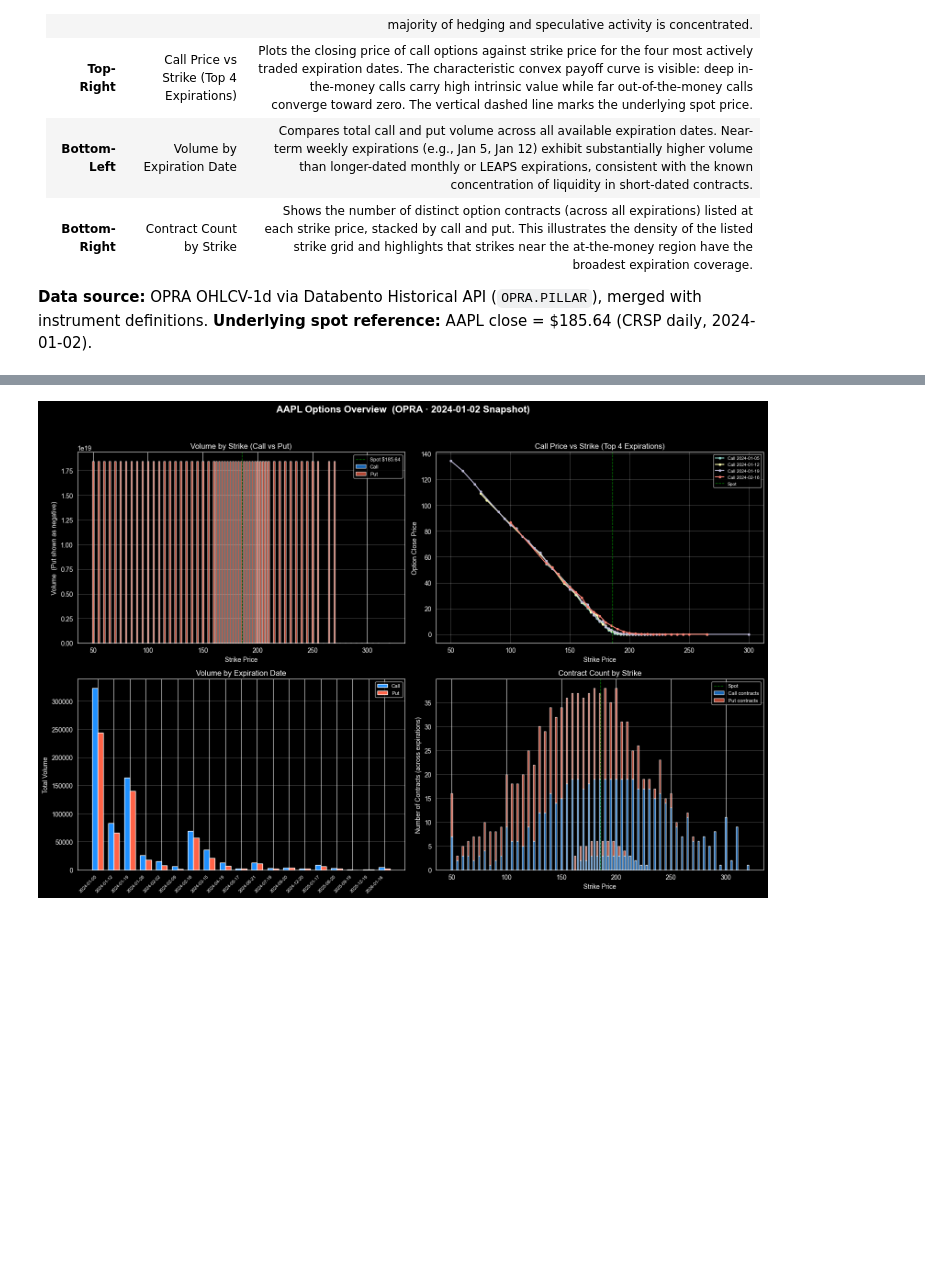
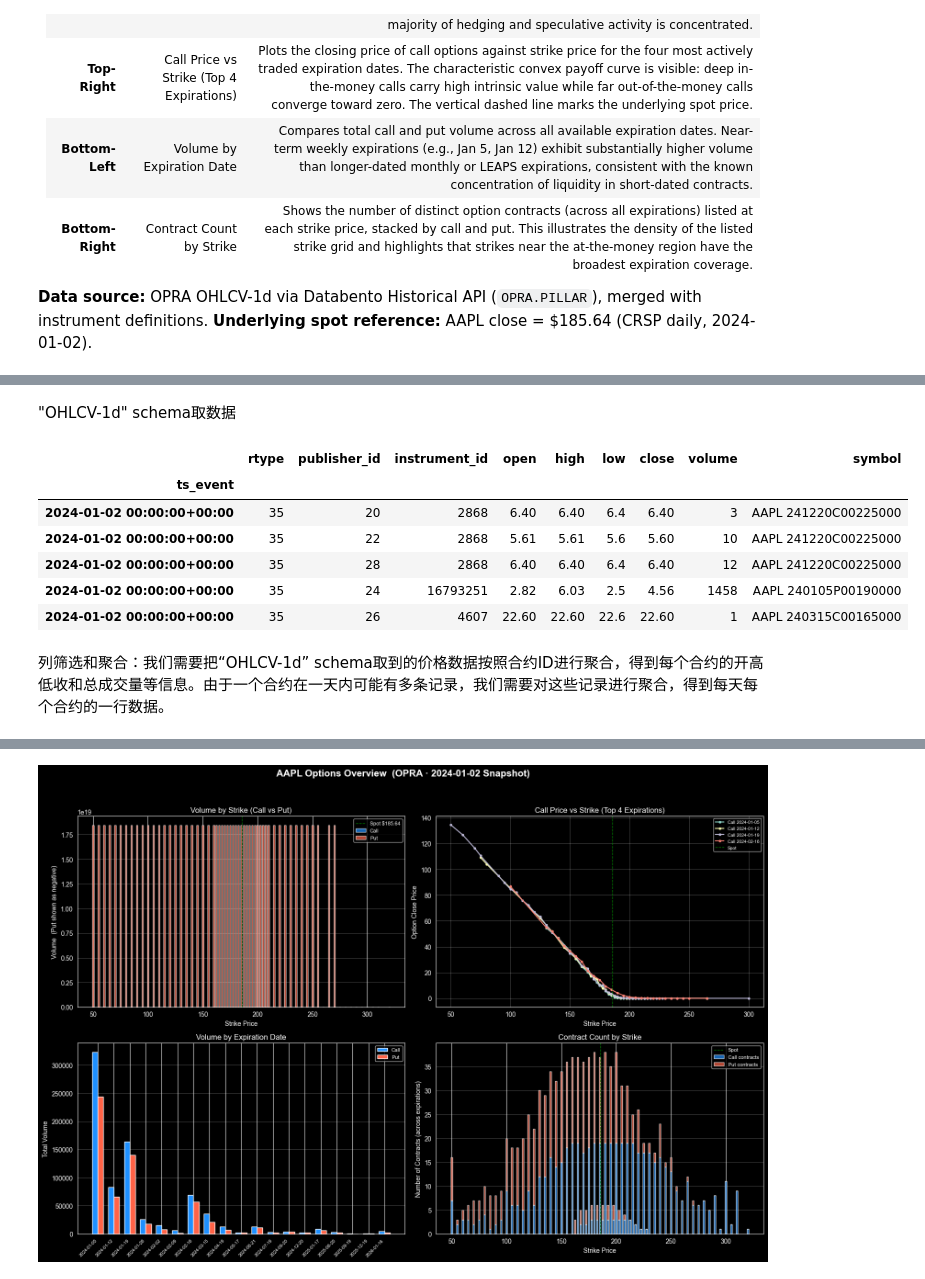
Before and after one commit to lhyxy1109/FINM31500_project, a Jupyter notebook: Project_Draft.ipynb, the cells around one changed output, grey strips where cells are left out. Cells and saved outputs as stored; diff of their text form; code cells hidden in the pictures; blank space fills up the shorter version.

```diff
--- a/Project_Draft.ipynb
+++ b/Project_Draft.ipynb
@@ -168,4 +170,4 @@ The figure above presents a four-panel visualization of AAPL listed option activ
 **Underlying spot reference:** AAPL close = \$185.64 (CRSP daily, 2024-01-02).
 # %%
 import databento as db
-client = db.Historical("db-jJRdxLiKfaP6gxtpeQtK5wwdc9Qtu")
+client = db.Historical("db-GCJnbGecaLie5ihdbTbGPHdQ9dUrh")
@@ -183,9 +207,23 @@ df = df[["instrument_id","strike_price", "expiration", "instrument_class"]]
+# %% [markdown]
+"OHLCV-1d" schema取数据
 # %%
 data2 = client.timeseries.get_range(
     dataset="OPRA.PILLAR",
     schema="OHLCV-1d",
     stype_in="parent",
-    symbols="AAPL.OPT",
+    symbols=["AAPL.OPT","MSFT.OPT"],
     start="2024-01-02",
 )
 df2 = data2.to_df()
+# %%
+df2.head()
+# %% [output]
+|  | rtype | publisher_id | instrument_id | open | high | low | close | volume | symbol |
+| ts_event |  |  |  |  |  |  |  |  |  |
+| 2024-01-02 00:00:00+00:00 | 35 | 20 | 2868 | 6.40 | 6.40 | 6.4 | 6.40 | 3 | AAPL 241220C00225000 |
+| 2024-01-02 00:00:00+00:00 | 35 | 22 | 2868 | 5.61 | 5.61 | 5.6 | 5.60 | 10 | AAPL 241220C00225000 |
+| 2024-01-02 00:00:00+00:00 | 35 | 28 | 2868 | 6.40 | 6.40 | 6.4 | 6.40 | 12 | AAPL 241220C00225000 |
+| 2024-01-02 00:00:00+00:00 | 35 | 24 | 16793251 | 2.82 | 6.03 | 2.5 | 4.56 | 1458 | AAPL 240105P00190000 |
+| 2024-01-02 00:00:00+00:00 | 35 | 26 | 4607 | 22.60 | 22.60 | 22.6 | 22.60 | 1 | AAPL 240315C00165000 |
+# %% [markdown]
+列筛选和聚合：我们需要把“OHLCV-1d” schema取到的价格数据按照合约ID进行聚合，得到每个合约的开高低收和总成交量等信息。由于一个合约在一天内可能有多条记录，我们需要对这些记录进行聚合，得到每天每个合约的一行数据。
```
Also changed, not shown: parts of 18 cells of this notebook.
